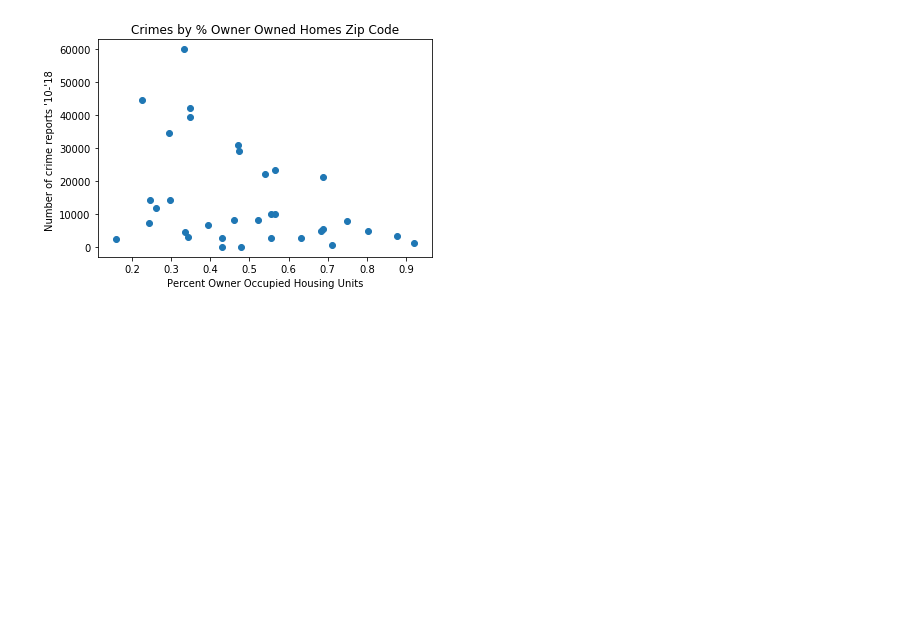
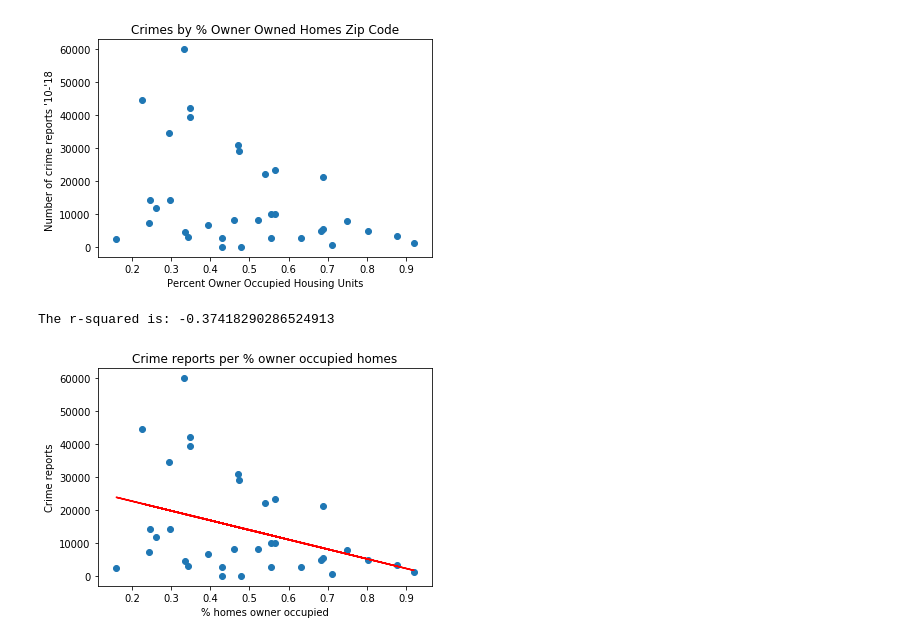
Before and after one commit to jraigosa/group-4, a Jupyter notebook: JupyterNotebooks/Location/populationDensityWithCrimeInfo.ipynb, the cells around one changed output. Saved outputs shown, nothing was run; the diff lists cells and outputs as text; code cells hidden in the pictures; blank space fills up the shorter version.

```diff
--- a/JupyterNotebooks/Location/populationDensityWithCrimeInfo.ipynb
+++ b/JupyterNotebooks/Location/populationDensityWithCrimeInfo.ipynb
@@ -658,8 +657,8 @@ plt.savefig("crimeByPopDensity.png")
 # %% [output]
 [figure]
 # %%
-x_values = list( zip_group[pop_dens].mean().astype('int64')  )
-y_values = list( zip_group["Crime Reports"].mean().astype('int64') )
+x_values = np.asarray( zip_group[pop_dens].mean().astype('int64')  )
+y_values = np.asarray( zip_group["Crime Reports"].mean().astype('int64') )
 (slope, intercept, rvalue, pvalue, stderr) = linregress(x_values, y_values)
 regress_values = x_values * slope.astype('int64') + intercept
 line_eq = "y = " + str(round(slope,2)) + "x + " + str(round(intercept,2))
@@ -700,3 +698,25 @@ plt.title('Crimes by % Owner Owned Homes Zip Code')
 plt.savefig("crimePercentOwnerOwnedHomes.png")
 # %% [output]
 [figure]
+# %%
+def regression(x, y, title, xlabel, ylabel,filename):
+    x = np.asarray(x)
+    y = np.asarray(y)
+    (slope, intercept, rvalue, pvalue, stderr) = linregress(x, y)
+    regress_values = x * slope + intercept
+    line_eq = "y = " + str(round(slope,2)) + "x + " + str(round(intercept,2))
+    plt.scatter(x,y)
+    plt.plot(x,regress_values,"r-")
+    plt.annotate(line_eq,(0,40),fontsize=15,color="red")
+    plt.title(title)
+    plt.xlabel(xlabel)
+    plt.ylabel(ylabel)
+    plt.savefig(filename)
+    print(f"The r-squared is: {rvalue}")
+# %%
+regression( list( zip_group[percent_owned].mean() ), list( zip_group["Crime Reports"].mean() ),
+          "Crime reports per % owner occupied homes", "% homes owner occupied", "Crime reports",
+          "crimeByOwnerOccupiedPercent.png")
+# %% [output]
+The r-squared is: -0.37418290286524913
+[figure, added]
```
Also changed, not shown: parts of 10 cells of this notebook, 24 other files.
